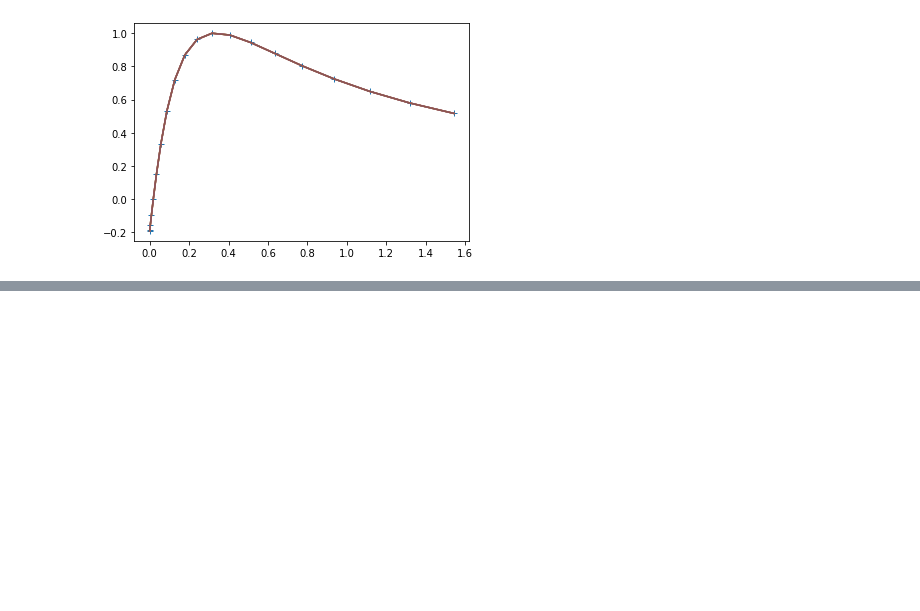
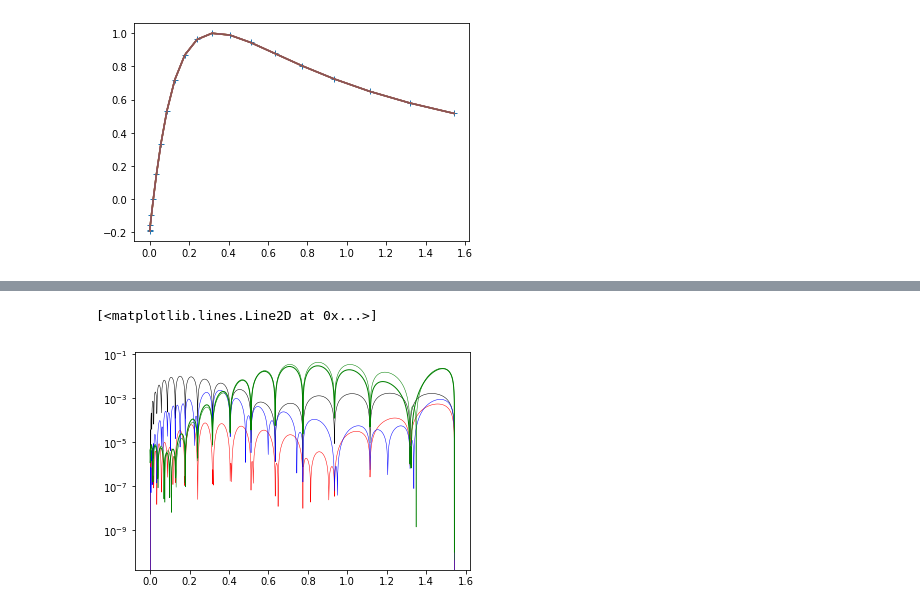
Before and after one commit to awsteiner/o2sclpy, a Jupyter notebook: doc/static/examples/interp.ipynb, the cells around one changed output, grey strips where cells are left out. Cells and saved outputs as stored; diff of their text form; code cells hidden in the pictures; blank space fills up the shorter version.

```diff
--- a/doc/static/examples/interp.ipynb
+++ b/doc/static/examples/interp.ipynb
@@ -85,0 +78,14 @@ plot.semilogy(xb,[abs(f(xb[i])-(iv_stef.eval(xb[i])*s+m))
+# %%
+xa2=numpy.array(xa).reshape(-1,1)
+# %%
+kernel=RBF(1.0,(1.0e-2,1.0e2))
+gpr=GaussianProcessRegressor(kernel=kernel).fit(xa2,ya)
+
+for hyperparameter in gpr.kernel_.hyperparameters:
+    print('hp',hyperparameter)
+params = gpr.kernel_.get_params()
+for key in sorted(params):
+    print("kp: %s : %s" % (key, params[key]))
+params2=gpr.get_params()
+for key in sorted(params2):
+    print("gpp: %s : %s" % (key, params2[key]))
@@ -85,0 +105,12 @@ plot.semilogy(xb,[abs(f(xb[i])-(iv_stef.eval(xb[i])*s+m))
+# %%
+plot.semilogy(xb,[abs(f(xb[i])-(iv_lin.eval(xb[i])*s+m))
+                  for i in range(0,2001)],color='black',lw=0.5)
+plot.semilogy(xb,[abs(f(xb[i])-(iv_csp.eval(xb[i])*s+m))
+                  for i in range(0,2001)],color='red',lw=0.5)
+plot.semilogy(xb,[abs(f(xb[i])-(iv_stef.eval(xb[i])*s+m))
+                  for i in range(0,2001)],color='blue',lw=0.5)
+plot.semilogy(xb,[abs(f(xb[i])-(gpr.predict(numpy.array(xb[i]).reshape(-1,1))))
+                  for i in range(0,2001)],color='green',lw=0.5)
+# %% [output]
+[<matplotlib.lines.Line2D at 0x...>]
+[figure, added]
```
Also changed, not shown: parts of 4 cells of this notebook.
